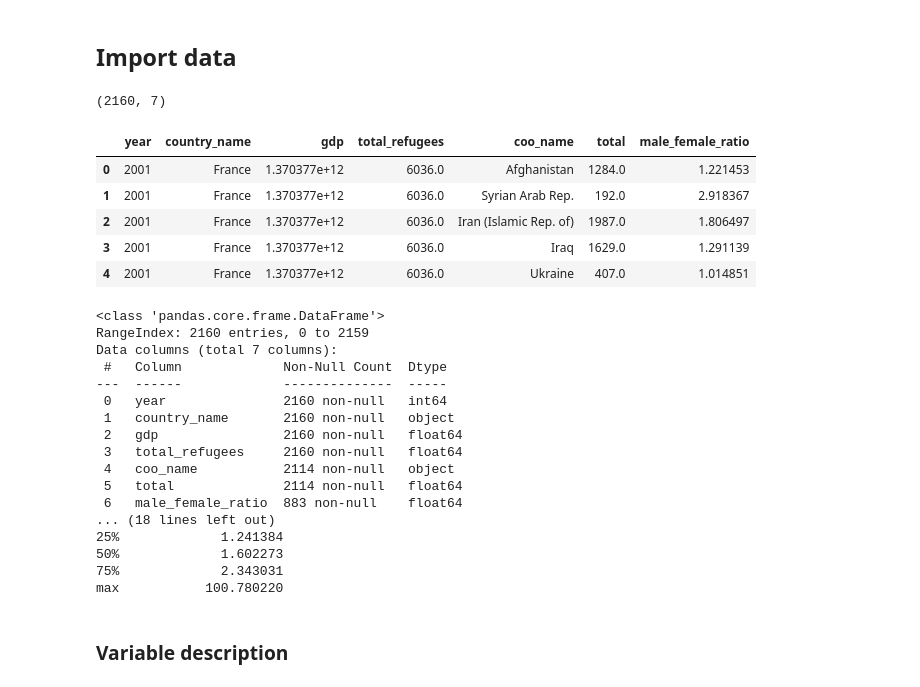
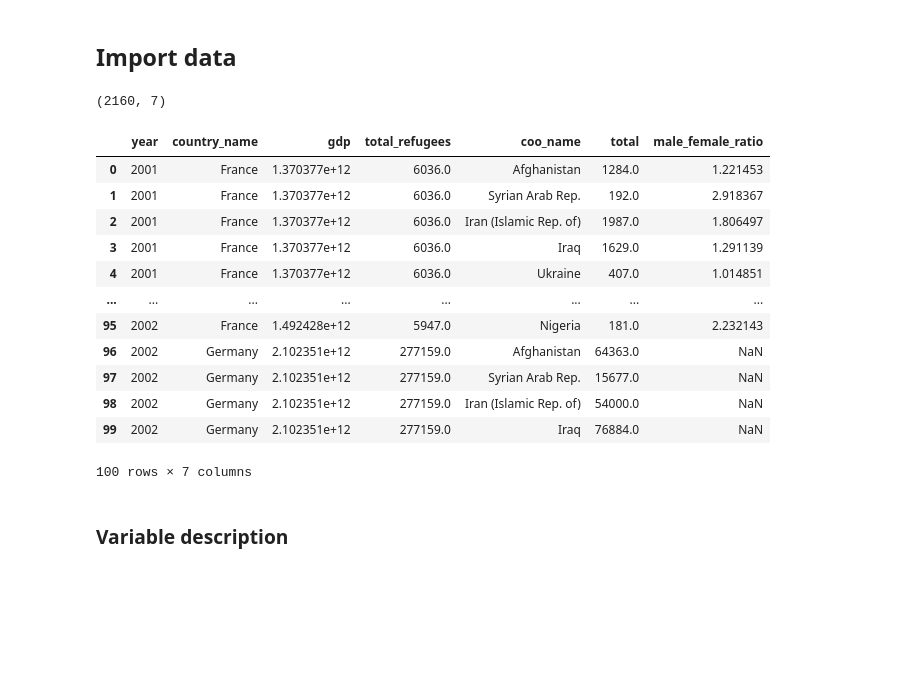
Before and after one commit to ferzanagehringer3/DataAnalyticsLN, a Jupyter notebook: Classification as Modelling Method/classification_analysis.ipynb, the cells around one changed output. Saved outputs shown, nothing was run; the diff lists cells and outputs as text; code cells hidden in the pictures; blank space fills up the shorter version.

```diff
--- a/Classification as Modelling Method/classification_analysis.ipynb
+++ b/Classification as Modelling Method/classification_analysis.ipynb
@@ -36,41 +36,27 @@ sklearn.__version__
 # %%
 #Read and select variables
 df_refugees_orig = pd.read_csv("refugee_data_and_gdp.csv",sep=',',encoding="utf-8")
+
 #Number of rows and columns
 print(df_refugees_orig.shape)
 
 #first 5 rows
-df_refugees_orig.head(5)
+df_refugees_orig.head(100)
 # %% [output]
 (2160, 7)
 |  | year | country_name | gdp | total_refugees | coo_name | total | male_female_ratio |
 | 0 | 2001 | France | 1.370377e+12 | 6036.0 | Afghanistan | 1284.0 | 1.221453 |
 | 1 | 2001 | France | 1.370377e+12 | 6036.0 | Syrian Arab Rep. | 192.0 | 2.918367 |
 | 2 | 2001 | France | 1.370377e+12 | 6036.0 | Iran (Islamic Rep. of) | 1987.0 | 1.806497 |
 | 3 | 2001 | France | 1.370377e+12 | 6036.0 | Iraq | 1629.0 | 1.291139 |
 | 4 | 2001 | France | 1.370377e+12 | 6036.0 | Ukraine | 407.0 | 1.014851 |
+| ... | ... | ... | ... | ... | ... | ... | ... |
+| 95 | 2002 | France | 1.492428e+12 | 5947.0 | Nigeria | 181.0 | 2.232143 |
+| 96 | 2002 | Germany | 2.102351e+12 | 277159.0 | Afghanistan | 64363.0 | NaN |
+| 97 | 2002 | Germany | 2.102351e+12 | 277159.0 | Syrian Arab Rep. | 15677.0 | NaN |
+| 98 | 2002 | Germany | 2.102351e+12 | 277159.0 | Iran (Islamic Rep. of) | 54000.0 | NaN |
+| 99 | 2002 | Germany | 2.102351e+12 | 277159.0 | Iraq | 76884.0 | NaN |
+100 rows × 7 columns
-# %%
-# Check the data information and summary statistics
-print(df_refugees_orig.info())
-print(df_refugees_orig.describe())
-# %% [output]
-<class 'pandas.core.frame.DataFrame'>
-RangeIndex: 2160 entries, 0 to 2159
-Data columns (total 7 columns):
- #   Column             Non-Null Count  Dtype
----  ------             --------------  -----
- 0   year               2160 non-null   int64
- 1   country_name       2160 non-null   object
- 2   gdp                2160 non-null   float64
- 3   total_refugees     2160 non-null   float64
- 4   coo_name           2114 non-null   object
- 5   total              2114 non-null   float64
- 6   male_female_ratio  883 non-null    float64
-... (18 lines left out)
-25%             1.241384
-50%             1.602273
-75%             2.343031
-max           100.780220
 # %% [markdown]
 ### Variable description
 # %% [markdown]
```
Also changed, not shown: parts of 32 cells of this notebook, 1 other file.
